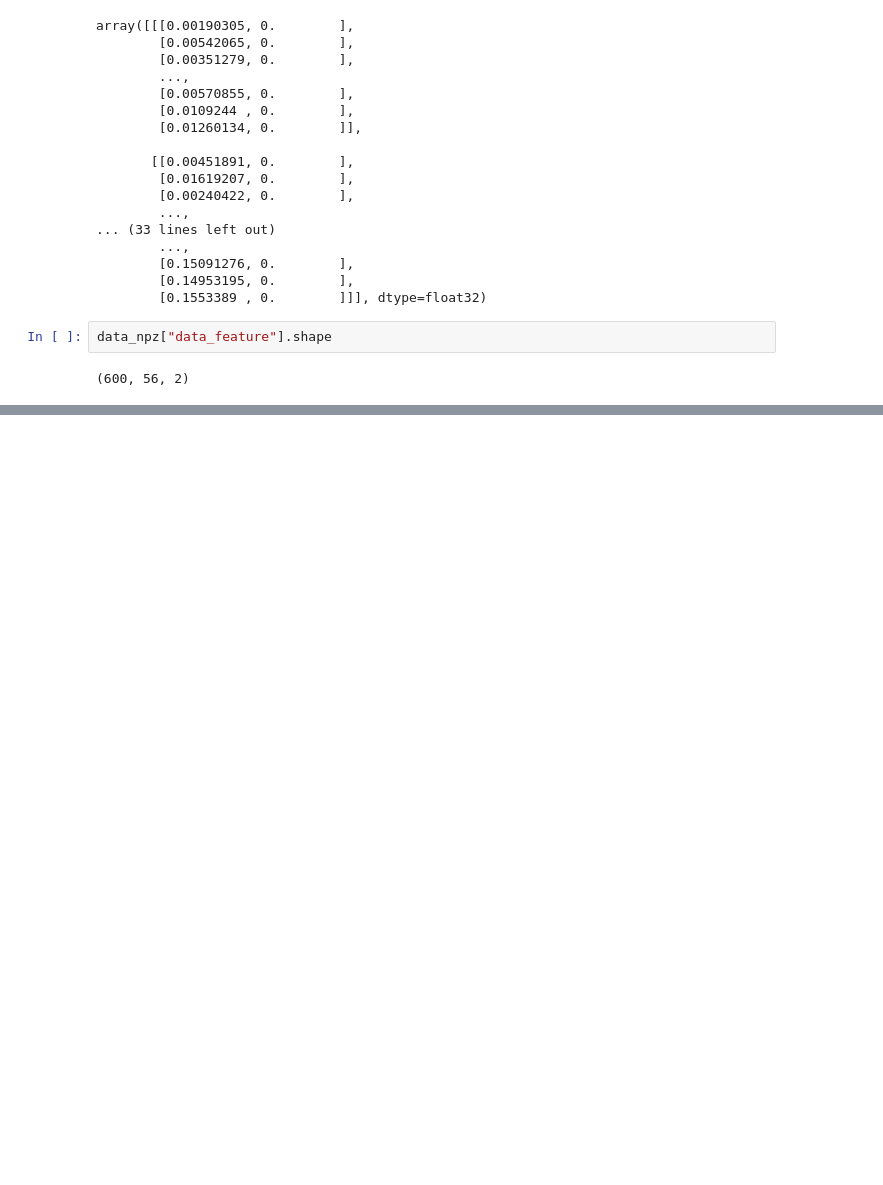
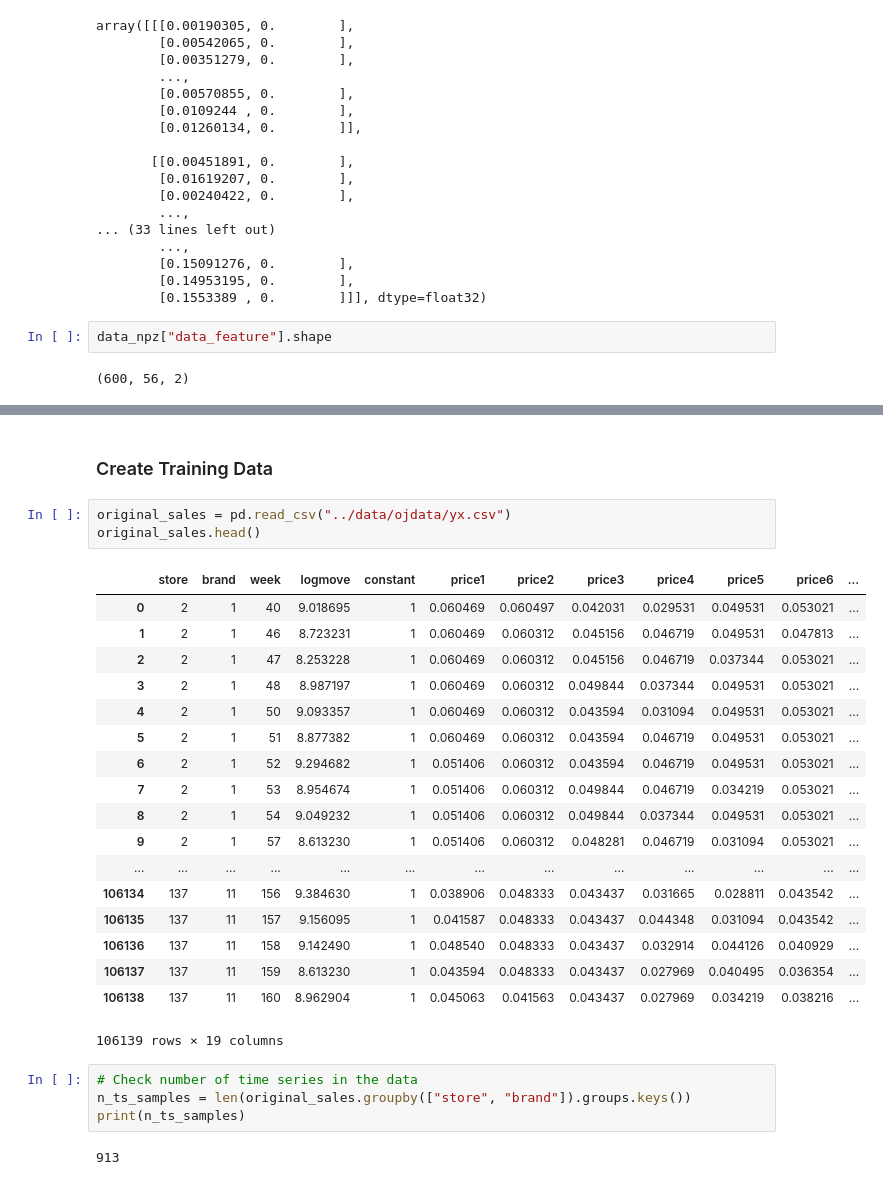
Before and after one commit to chenhuims/tsgan, a Jupyter notebook: DoppelGANger/demo.ipynb, the cells around one changed output, grey strips where cells are left out. Saved outputs shown, nothing was run; the diff lists cells and outputs as text; blank space fills up the shorter version.

```diff
--- a/DoppelGANger/demo.ipynb
+++ b/DoppelGANger/demo.ipynb
@@ -129,0 +208,30 @@ For the Orange Juice data, the features include sales, price, as well as deal an
+# %% [markdown]
+### Create Training Data
+# %%
+original_sales = pd.read_csv("../data/ojdata/yx.csv")
+original_sales.head()
+# %% [output]
+|  | store | brand | week | logmove | constant | price1 | price2 | price3 | price4 | price5 | price6 | ... |
+| 0 | 2 | 1 | 40 | 9.018695 | 1 | 0.060469 | 0.060497 | 0.042031 | 0.029531 | 0.049531 | 0.053021 | ... |
+| 1 | 2 | 1 | 46 | 8.723231 | 1 | 0.060469 | 0.060312 | 0.045156 | 0.046719 | 0.049531 | 0.047813 | ... |
+| 2 | 2 | 1 | 47 | 8.253228 | 1 | 0.060469 | 0.060312 | 0.045156 | 0.046719 | 0.037344 | 0.053021 | ... |
+| 3 | 2 | 1 | 48 | 8.987197 | 1 | 0.060469 | 0.060312 | 0.049844 | 0.037344 | 0.049531 | 0.053021 | ... |
+| 4 | 2 | 1 | 50 | 9.093357 | 1 | 0.060469 | 0.060312 | 0.043594 | 0.031094 | 0.049531 | 0.053021 | ... |
+| 5 | 2 | 1 | 51 | 8.877382 | 1 | 0.060469 | 0.060312 | 0.043594 | 0.046719 | 0.049531 | 0.053021 | ... |
+| 6 | 2 | 1 | 52 | 9.294682 | 1 | 0.051406 | 0.060312 | 0.043594 | 0.046719 | 0.049531 | 0.053021 | ... |
+| 7 | 2 | 1 | 53 | 8.954674 | 1 | 0.051406 | 0.060312 | 0.049844 | 0.046719 | 0.034219 | 0.053021 | ... |
+| 8 | 2 | 1 | 54 | 9.049232 | 1 | 0.051406 | 0.060312 | 0.049844 | 0.037344 | 0.049531 | 0.053021 | ... |
+| 9 | 2 | 1 | 57 | 8.613230 | 1 | 0.051406 | 0.060312 | 0.048281 | 0.046719 | 0.031094 | 0.053021 | ... |
+| ... | ... | ... | ... | ... | ... | ... | ... | ... | ... | ... | ... | ... |
+| 106134 | 137 | 11 | 156 | 9.384630 | 1 | 0.038906 | 0.048333 | 0.043437 | 0.031665 | 0.028811 | 0.043542 | ... |
+| 106135 | 137 | 11 | 157 | 9.156095 | 1 | 0.041587 | 0.048333 | 0.043437 | 0.044348 | 0.031094 | 0.043542 | ... |
+| 106136 | 137 | 11 | 158 | 9.142490 | 1 | 0.048540 | 0.048333 | 0.043437 | 0.032914 | 0.044126 | 0.040929 | ... |
+| 106137 | 137 | 11 | 159 | 8.613230 | 1 | 0.043594 | 0.048333 | 0.043437 | 0.027969 | 0.040495 | 0.036354 | ... |
+| 106138 | 137 | 11 | 160 | 8.962904 | 1 | 0.045063 | 0.041563 | 0.043437 | 0.027969 | 0.034219 | 0.038216 | ... |
+106139 rows × 19 columns
+# %%
+# Check number of time series in the data
+n_ts_samples = len(original_sales.groupby(["store", "brand"]).groups.keys())
+print(n_ts_samples)
+# %% [output]
+913
```
Also changed, not shown: parts of 15 cells of this notebook.
